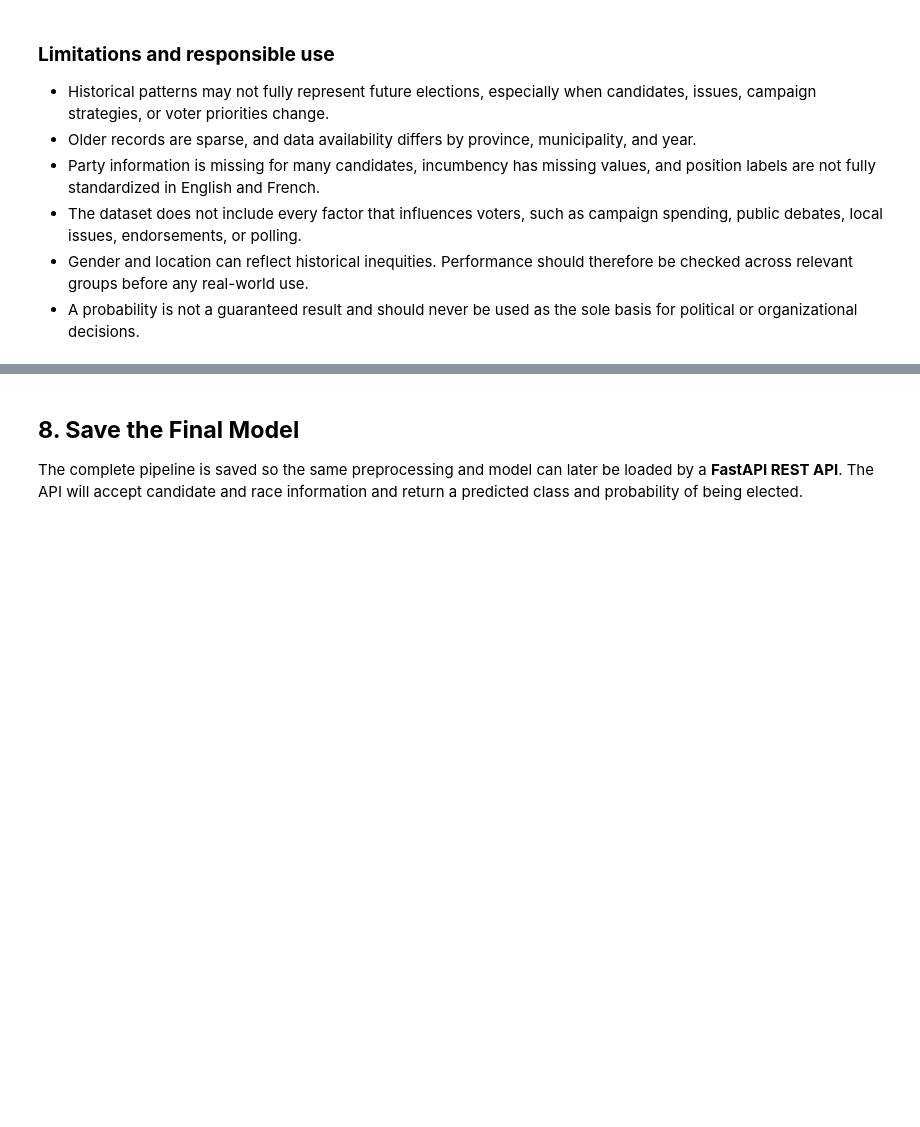
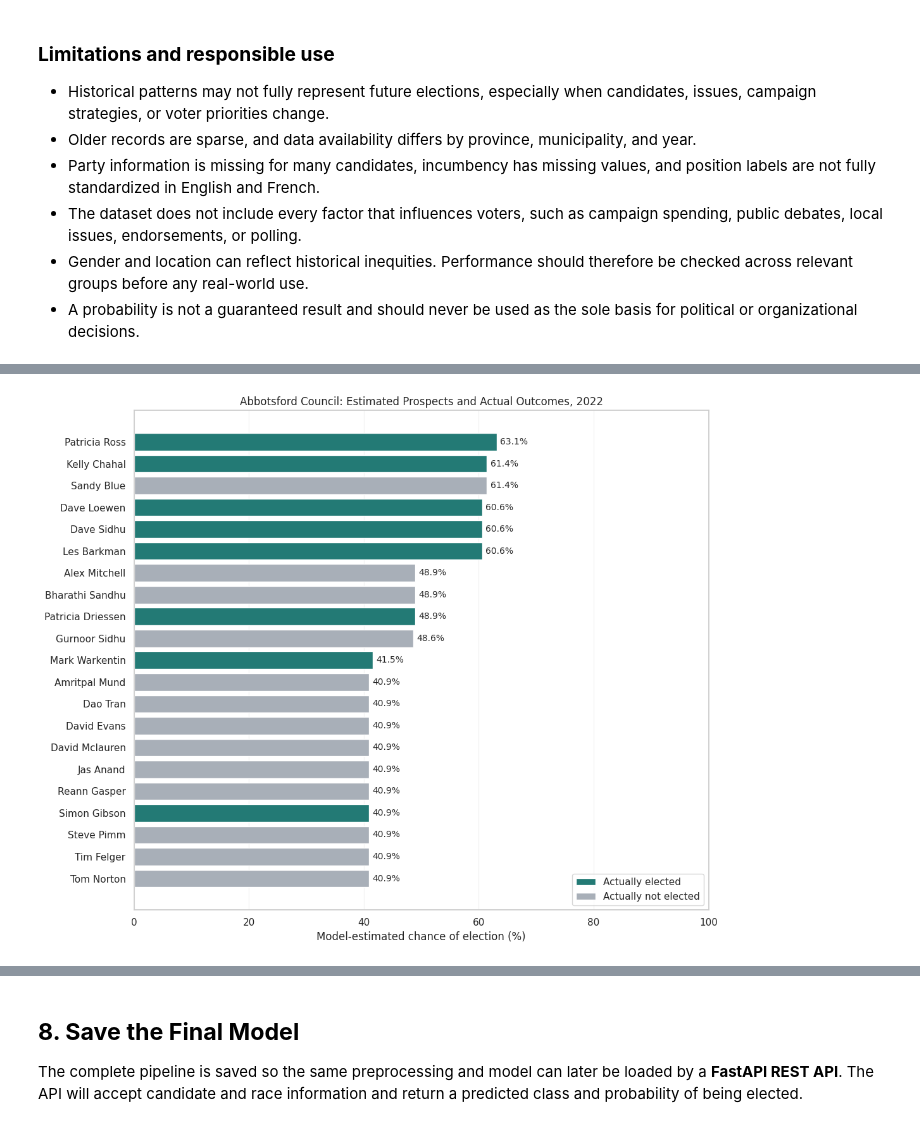
Before and after one commit to indiya88/municipal-election-outcome-intelligence, a Jupyter notebook: Municipal_Election_Outcome_Intelligence.ipynb, the cells around one changed output, grey strips where cells are left out. Cells and saved outputs as stored; diff of their text form; code cells hidden in the pictures; blank space fills up the shorter version.

```diff
--- a/Municipal_Election_Outcome_Intelligence.ipynb
+++ b/Municipal_Election_Outcome_Intelligence.ipynb
@@ -693,0 +760,24 @@ Test ROC-AUC: 0.733
+# %%
+# Compare the estimates with the actual outcomes for the same candidates
+from matplotlib.patches import Patch
+
+plot_data = council_results.iloc[::-1]
+colours = plot_data['Actual outcome'].map({'Elected': '#237A75', 'Not elected': '#A8AFB8'})
+fig, ax = plt.subplots(figsize=(11, 9))
+bars = ax.barh(plot_data['Candidate'], plot_data['Estimated chance (%)'], color=colours)
+ax.bar_label(bars, fmt='%.1f%%', padding=4, fontsize=10)
+ax.set_xlim(0, 100)
+ax.set_xlabel('Model-estimated chance of election (%)')
+ax.set_ylabel('')
+ax.set_title('Abbotsford Council: Estimated Prospects and Actual Outcomes, 2022')
+ax.legend(handles=[
+    Patch(facecolor='#237A75', label='Actually elected'),
+    Patch(facecolor='#A8AFB8', label='Actually not elected')
+], loc='lower right')
+ax.grid(axis='x', alpha=0.2)
+ax.grid(axis='y', visible=False)
+plt.tight_layout()
+plt.savefig('abbotsford_candidate_prospects.png', dpi=200, bbox_inches='tight')
+plt.show()
+# %% [output]
+[figure, added]
```
Also changed, not shown: parts of 5 cells of this notebook.
